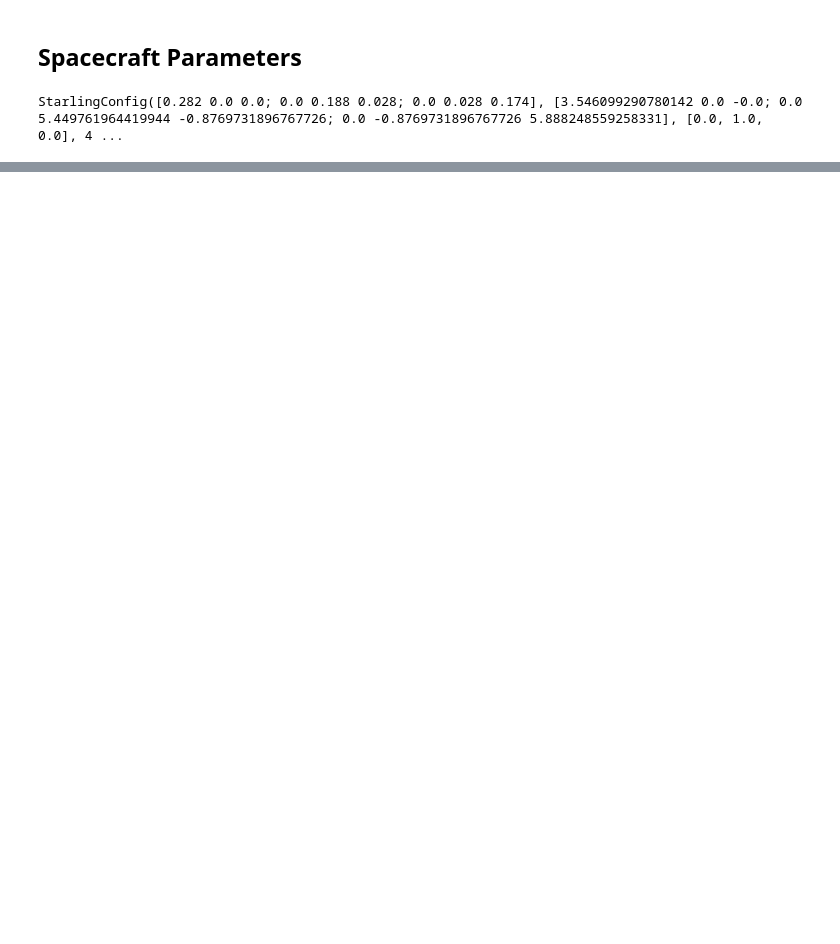
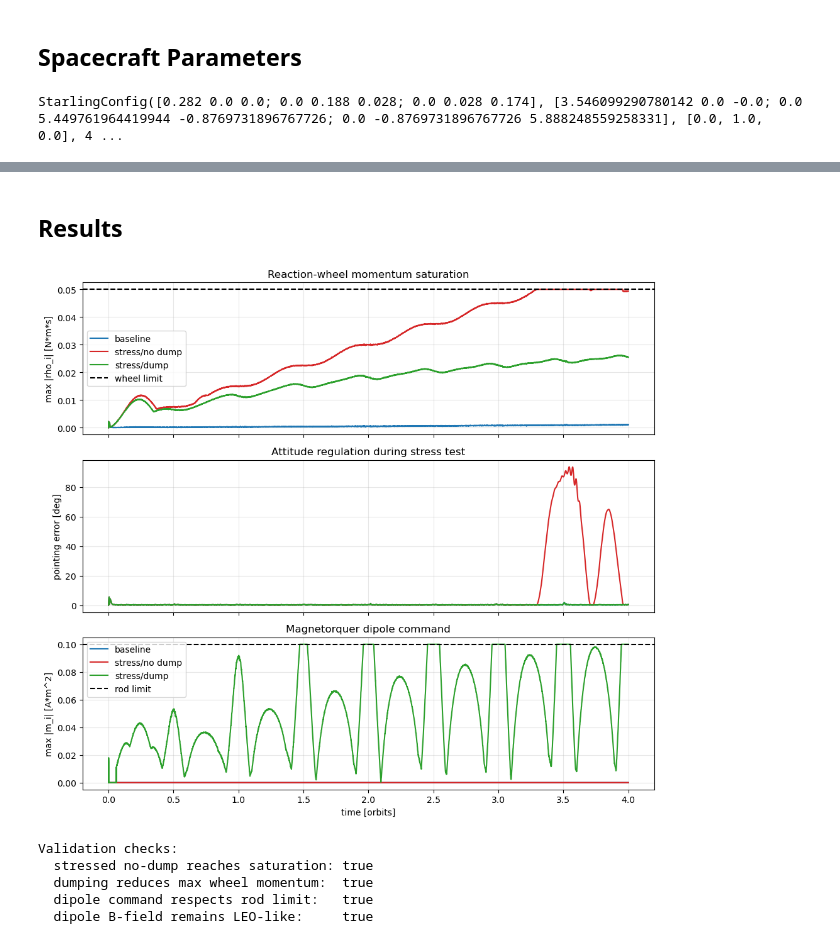
Before and after one commit to ATG218/spacecraft-adcs-course, a Jupyter notebook: report5/report5.ipynb, the cells around one changed output, grey strips where cells are left out. Saved outputs shown, nothing was run; the diff lists cells and outputs as text; code cells hidden in the pictures; blank space fills up the shorter version.

```diff
--- a/report5/report5.ipynb
+++ b/report5/report5.ipynb
@@ -46,0 +174,58 @@ StarlingConfig([0.282 0.0 0.0; 0.0 0.188 0.028; 0.0 0.028 0.174], [3.54609929078
+# %% [markdown]
+## Results
+# %%
+runs = [
+    (baseline,        "baseline",      "tab:blue"),
+    (stressed_no_dump, "stress/no dump", "tab:red"),
+    (stressed_dump,    "stress/dump",    "tab:green"),
+]
+
+fig, axs = subplots(3, 1, figsize=(10, 9), sharex=true)
+
+for (sol, label, color) in runs
+    torbits        = collect(sol.t) ./ T_orbit
+    rho_max        = [maximum(abs.(sol.rho_hist[:, k])) for k in axes(sol.rho_hist, 2)]
+    dipole_max_hist = [maximum(abs.(sol.dipole_hist[:, k])) for k in axes(sol.dipole_hist, 2)]
+    axs[0].plot(torbits, rho_max,         label=label, color=color)
+    axs[1].plot(torbits, sol.ang_hist,    label=label, color=color)
+    axs[2].plot(torbits, dipole_max_hist,  label=label, color=color)
+end
+
+axs[0].axhline(cfg.rho_rw_max, color="black", linestyle="--", linewidth=1.5, label="wheel limit")
+axs[0].set_ylabel("max |rho_i| [N*m*s]")
+axs[0].set_title("Reaction-wheel momentum saturation")
+axs[0].grid(true, alpha=0.3)
+axs[0].legend(loc="best")
+
+axs[1].set_ylabel("pointing error [deg]")
+axs[1].set_title("Attitude regulation during stress test")
+axs[1].grid(true, alpha=0.3)
+
+axs[2].axhline(0.1, color="black", linestyle="--", linewidth=1.5, label="rod limit")
+axs[2].set_ylabel("max |m_i| [A*m^2]")
+axs[2].set_xlabel("time [orbits]")
+axs[2].set_title("Magnetorquer dipole command")
+axs[2].grid(true, alpha=0.3)
+axs[2].legend(loc="best")
+
+fig.tight_layout()
+mkpath("figs")
+savefig("figs/momentum_dumping_stress_test.png", bbox_inches="tight")
+display(fig)
+# %% [output]
+[figure, added]
+# %%
+no_dump_summary = summaries[2]
+dump_summary    = summaries[3]
+
+println("Validation checks:")
+println("  stressed no-dump reaches saturation: ", no_dump_summary.first_saturation_s !== nothing)
+println("  dumping reduces max wheel momentum:  ", dump_summary.max_abs_rho_Nms < no_dump_summary.max_abs_rho_Nms)
+println("  dipole command respects rod limit:   ", dump_summary.max_dipole_Am2 <= dump_summary.dipole_limit_Am2 + 1e-12)
+println("  dipole B-field remains LEO-like:     ", 10.0 <= dump_summary.mean_B_uT <= 80.0)
+# %% [output]
+Validation checks:
+  stressed no-dump reaches saturation: true
+  dumping reduces max wheel momentum:  true
+  dipole command respects rod limit:   true
+  dipole B-field remains LEO-like:     true
```
Also changed, not shown: parts of 10 cells of this notebook, 7 other files.
